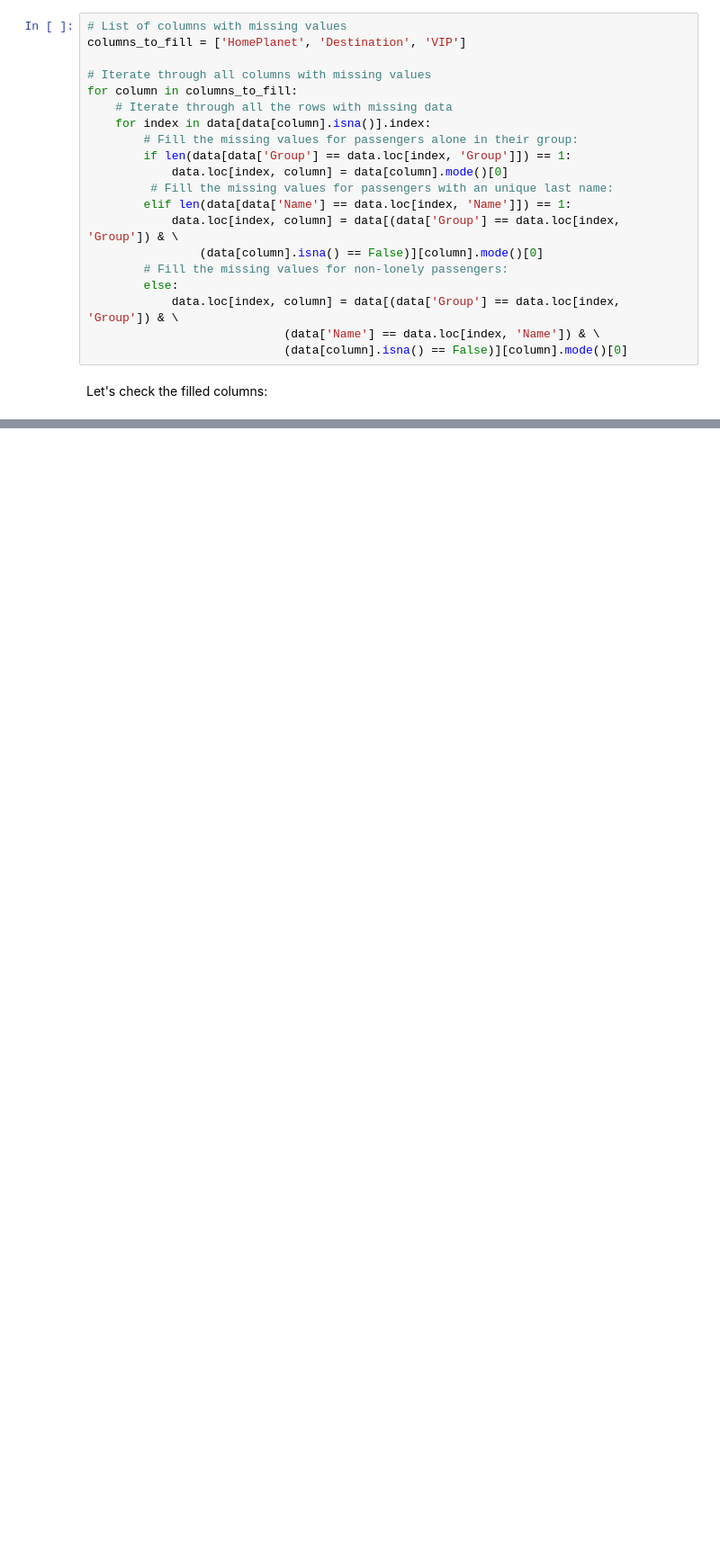
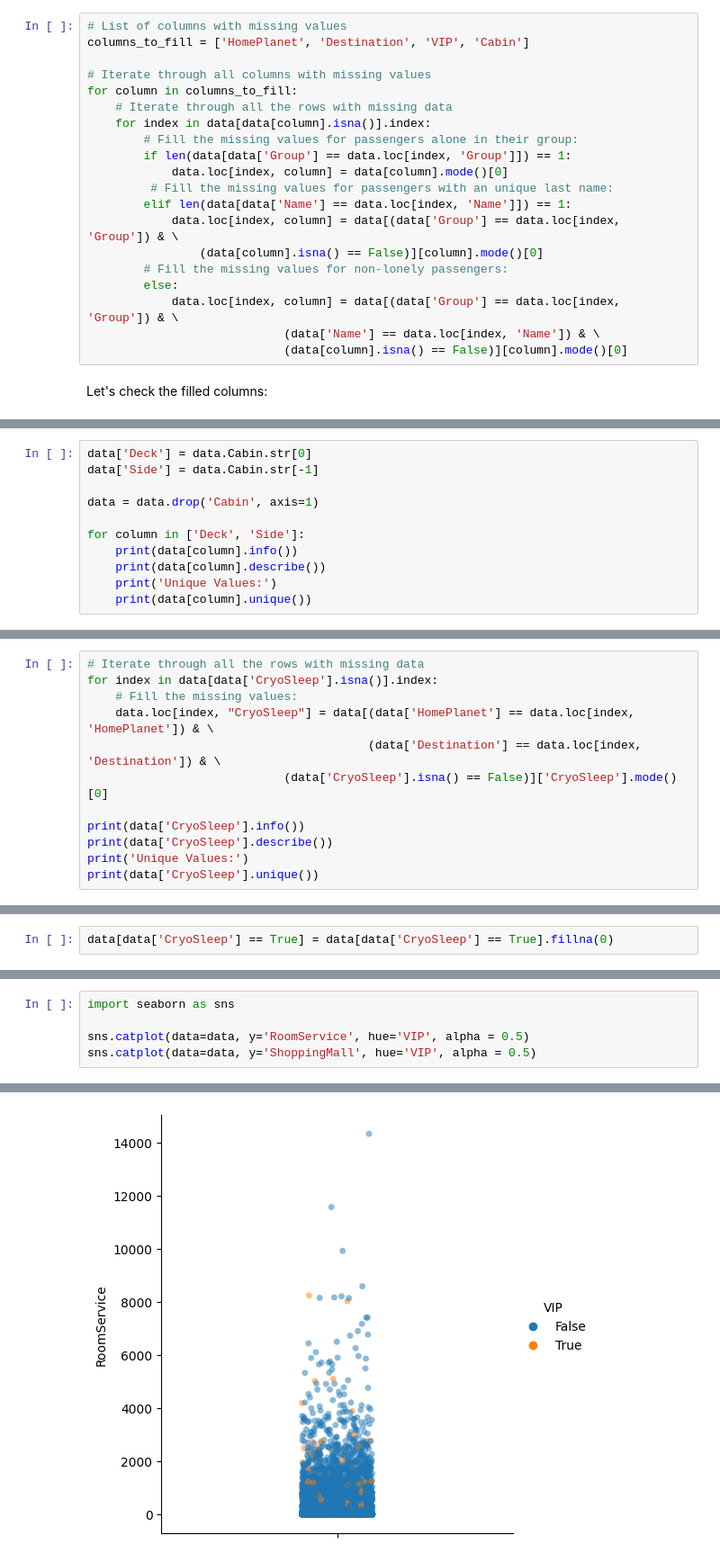
Before and after one commit to NickVasenkov/Spaceship, a Jupyter notebook: notebook.ipynb, the cells around one changed output, grey strips where cells are left out. Shown at 90% size. Cells and saved outputs as stored; diff of their text form; blank space fills up the shorter version.

Commit message:
cabin to Deck and Side, CryoSleep, spending

```diff
--- a/notebook.ipynb
+++ b/notebook.ipynb
@@ -206,6 +209,6 @@ data.loc[5778:5779, 'VIP'] = data['VIP'].mode()[0]
 # %%
 # List of columns with missing values
-columns_to_fill = ['HomePlanet', 'Destination', 'VIP']
+columns_to_fill = ['HomePlanet', 'Destination', 'VIP', 'Cabin']
 
 # Iterate through all columns with missing values
 for column in columns_to_fill:
@@ -253,0 +261,11 @@ Everything is good now. Let's move on.
+# %%
+data['Deck'] = data.Cabin.str[0]
+data['Side'] = data.Cabin.str[-1]
+
+data = data.drop('Cabin', axis=1)
+
+for column in ['Deck', 'Side']:
+    print(data[column].info())
+    print(data[column].describe())
+    print('Unique Values:')
+    print(data[column].unique())
@@ -253,0 +306,12 @@ Everything is good now. Let's move on.
+# %%
+# Iterate through all the rows with missing data
+for index in data[data['CryoSleep'].isna()].index:
+    # Fill the missing values:
+    data.loc[index, "CryoSleep"] = data[(data['HomePlanet'] == data.loc[index, 'HomePlanet']) & \
+                                        (data['Destination'] == data.loc[index, 'Destination']) & \
+                            (data['CryoSleep'].isna() == False)]['CryoSleep'].mode()[0]
+
+print(data['CryoSleep'].info())
+print(data['CryoSleep'].describe())
+print('Unique Values:')
+print(data['CryoSleep'].unique())
@@ -253,0 +352,2 @@ Everything is good now. Let's move on.
+# %%
+data[data['CryoSleep'] == True] = data[data['CryoSleep'] == True].fillna(0)
@@ -253,0 +356,6 @@ Everything is good now. Let's move on.
+# %%
+import seaborn as sns
+
+sns.catplot(data=data, y='RoomService', hue='VIP', alpha = 0.5)
+sns.catplot(data=data, y='ShoppingMall', hue='VIP', alpha = 0.5)
+# %% [output]
@@ -253,0 +363 @@ Everything is good now. Let's move on.
+[figure, added]
```
Also changed, not shown: parts of 17 cells of this notebook.
